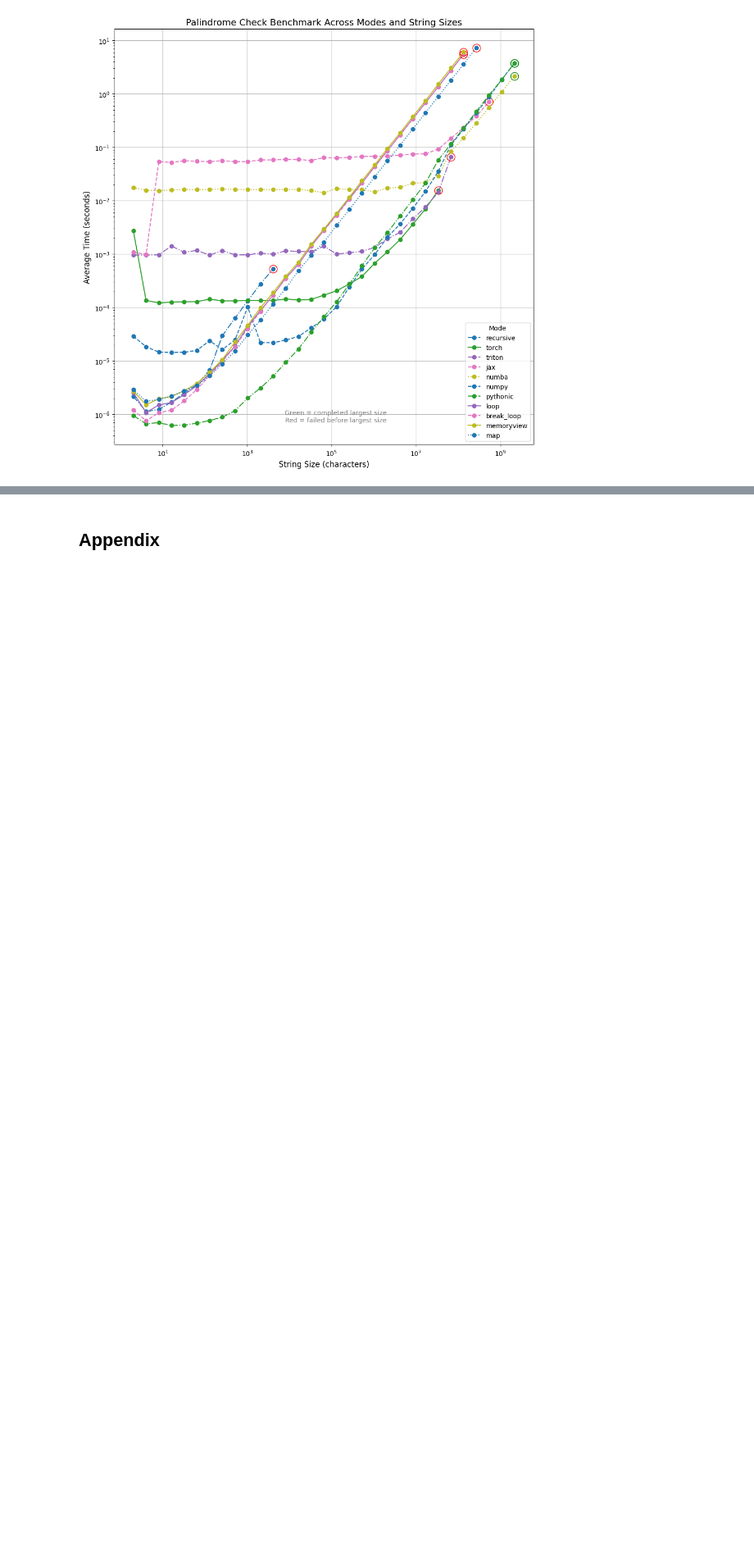
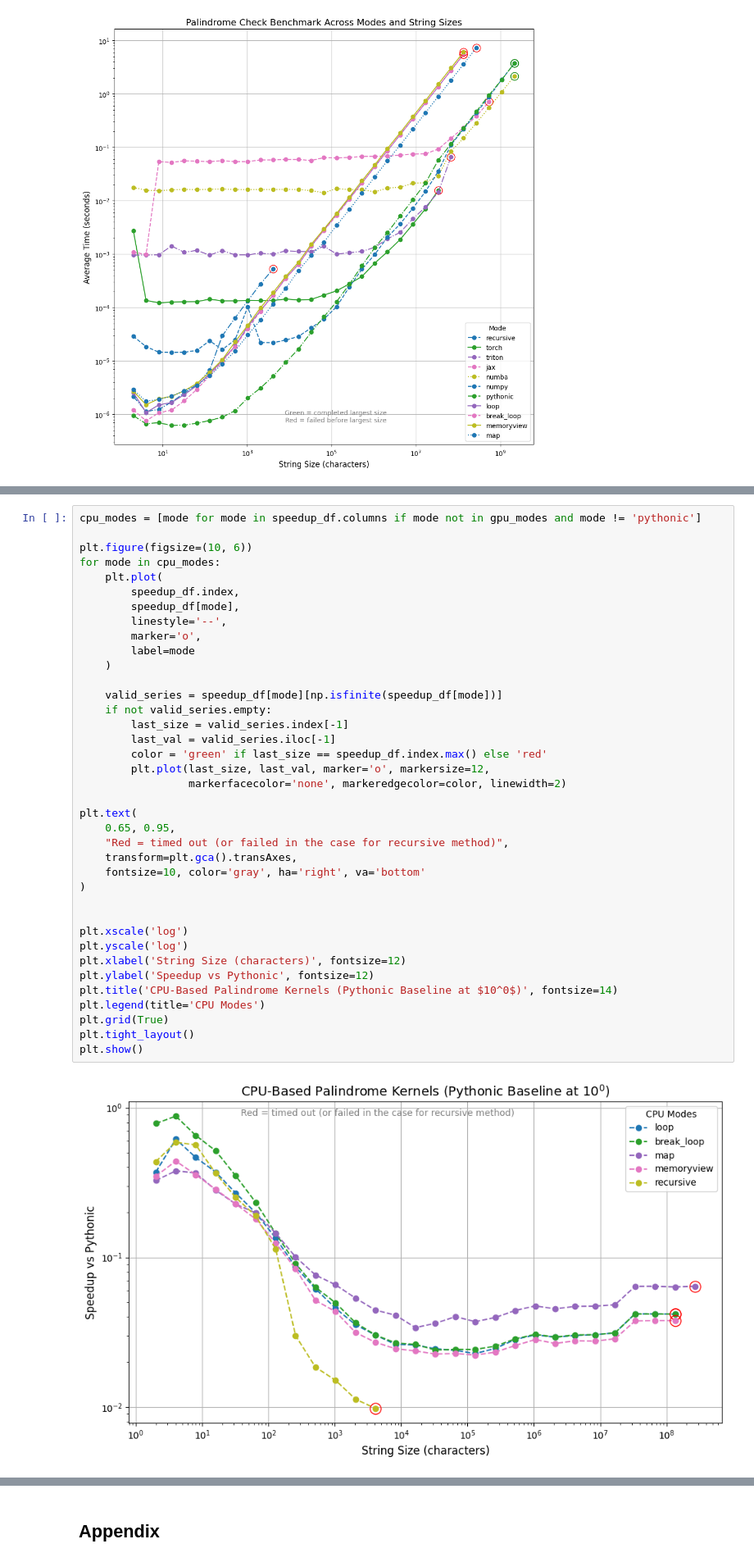
Before and after one commit to fractalclockwork/Chem277B, a Jupyter notebook: hw/HW_01/HW_01.ipynb, the cells around one changed output, grey strips where cells are left out. Shown: that part at 82% size. Drawn from its saved outputs; the diff is of its cells as text; blank space fills up the shorter version.

```diff
--- a/hw/HW_01/HW_01.ipynb
+++ b/hw/HW_01/HW_01.ipynb
@@ -900,3 +955,43 @@ plt.show()
+# %%
+cpu_modes = [mode for mode in speedup_df.columns if mode not in gpu_modes and mode != 'pythonic']
+
+plt.figure(figsize=(10, 6))
+for mode in cpu_modes:
+    plt.plot(
+        speedup_df.index,
+        speedup_df[mode],
+        linestyle='--',
+        marker='o',
+        label=mode
+    )
+
+    valid_series = speedup_df[mode][np.isfinite(speedup_df[mode])]
+    if not valid_series.empty:
+        last_size = valid_series.index[-1]
+        last_val = valid_series.iloc[-1]
+        color = 'green' if last_size == speedup_df.index.max() else 'red'
+        plt.plot(last_size, last_val, marker='o', markersize=12,
+                 markerfacecolor='none', markeredgecolor=color, linewidth=2)
+
+plt.text(
+    0.65, 0.95,
+    "Red = timed out (or failed in the case for recursive method)",
+    transform=plt.gca().transAxes,
+    fontsize=10, color='gray', ha='right', va='bottom'
+)
+
+
+plt.xscale('log')
+plt.yscale('log')
+plt.xlabel('String Size (characters)', fontsize=12)
+plt.ylabel('Speedup vs Pythonic', fontsize=12)
+plt.title('CPU-Based Palindrome Kernels (Pythonic Baseline at $10^0$)', fontsize=14)
+plt.legend(title='CPU Modes')
+plt.grid(True)
+plt.tight_layout()
+plt.show()
+# %% [output]
+[figure, added]
 # %%
 max_size = df.index.max()
 complete_modes = [mode for mode in df.columns if np.isfinite(df[mode]).all()]
```
Also changed, not shown: parts of 11 cells of this notebook.
